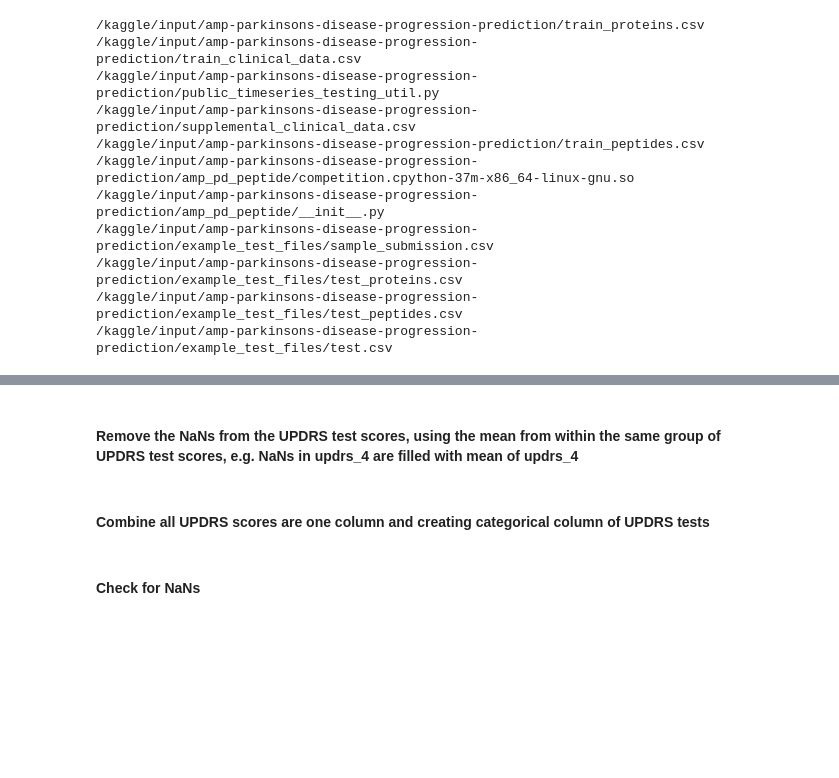
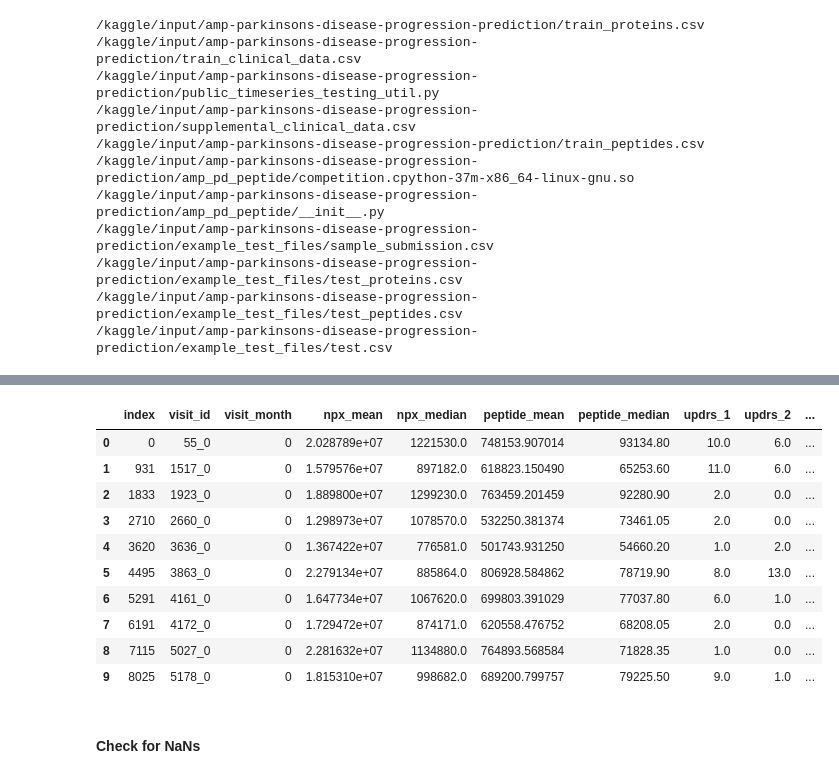
Before and after one commit to sumaniitm/AMP-parkinsons-disease-progression-prediction, a Jupyter notebook: amp-parkinson-s-disease-progression-prediction.ipynb, the cells around one changed output, grey strips where cells are left out. Drawn from its saved outputs; the diff is of its cells as text; code cells hidden in the pictures; blank space fills up the shorter version.

```diff
--- a/amp-parkinson-s-disease-progression-prediction.ipynb
+++ b/amp-parkinson-s-disease-progression-prediction.ipynb
@@ -47,31 +50,77 @@ for dirname, _, filenames in os.walk('/kaggle/input'):
 # %%
 train_proteins_df = pd.read_csv('/kaggle/input/amp-parkinsons-disease-progression-prediction/train_proteins.csv')
 #print(train_proteins_df.shape)
 #print(train_proteins_df.memory_usage(deep=True).sum()/1024/1024, " MBs")
 #train_proteins_df.head(10)
 
 train_peptides_df = pd.read_csv('/kaggle/input/amp-parkinsons-disease-progression-prediction/train_peptides.csv')
 #print(train_peptides_df.shape)
 #print(train_peptides_df.memory_usage(deep=True).sum()/1024/1024, " MBs")
 #train_peptides_df.head(10)
 
 pro_pep_join = pd.merge(train_proteins_df, train_peptides_df, on=['patient_id','visit_id','visit_month','UniProt'], how='inner')
 
 del train_proteins_df, train_peptides_df
 gc.collect()
 
 train_clinical_data_df = pd.read_csv('/kaggle/input/amp-parkinsons-disease-progression-prediction/train_clinical_data.csv')
 #print(train_clinical_data_df.shape)
 #print(train_clinical_data_df.memory_usage(deep=True).sum()/1024/1024, " MBs")
 
-full_training_data = pd.merge(pro_pep_join, train_clinical_data_df, on=['patient_id','visit_id','visit_month'], how='inner')
+merged_data = pd.merge(pro_pep_join, train_clinical_data_df, on=['patient_id','visit_id','visit_month'], how='inner')
 
 del pro_pep_join, train_clinical_data_df
 gc.collect()
 
+full_training_data = pd.DataFrame()
+
+for i in [0,6,12,24]:
+    temp = merged_data[merged_data['visit_month']==i]
+    full_training_data = full_training_data.append(temp)
+
+#print(full_training_data.head(10))
+
 full_training_data = full_training_data.drop(columns=['UniProt','Peptide','upd23b_clinical_state_on_medication','patient_id'])
 
+"""full_training_data_melted = full_training_data.melt(id_vars=['visit_id','visit_month','NPX','PeptideAbundance']
+                                                    , value_vars=['updrs_1','updrs_2','updrs_3','updrs_4'],var_name='updrs_test', value_name='updrs_test_score')"""
+
+## list_of_updrs_tests = full_training_data_melted.updrs_test.unique()
+list_of_updrs_tests = ['updrs_1','updrs_2','updrs_3','updrs_4']
+
+"""temp_df = full_training_data_melted.groupby(['updrs_test']).agg(visit_month_per_patient=('visit_id', 'count')
+                                                      , mean_updrs_test_score=('updrs_test_score', 'mean') ).reset_index(level=['updrs_test'])"""
+
+for i in range(len(list_of_updrs_tests)):
+    #print(list_of_updrs_tests[i])
+    #updrs_test_mean = full_training_data[list_of_updrs_tests[i]].mean().round(decimals = 0)
+    #print(updrs_test_mean)
+    #full_training_data[list_of_updrs_tests[i]].fillna({list_of_updrs_tests[i]:updrs_test_mean}, inplace=True)
+    full_training_data[list_of_updrs_tests[i]].fillna(full_training_data[list_of_updrs_tests[i]].mean().round(decimals = 0), inplace=True)
+
+#full_training_data[list_of_updrs_tests[i]].fillna(full_training_data['updrs_4'].mean(), inplace=True)
+#full_training_data.head(10)
+new_features = full_training_data.groupby(['visit_id','visit_month']).agg(npx_mean=('NPX', 'mean'), npx_median=('NPX', 'median')
+                                                                          , peptide_mean=('PeptideAbundance', 'mean'), peptide_median=('PeptideAbundance', 'median')
+                                                          ).reset_index(level=['visit_id','visit_month'])
+
+full_training_data = pd.merge(full_training_data, new_features, on=['visit_id','visit_month'], how='inner')
+full_training_data = full_training_data.drop(columns=['NPX','PeptideAbundance'])
+full_training_data = full_training_data.drop_duplicates(keep='first')
+full_training_data = full_training_data[['visit_id','visit_month','npx_mean','npx_median','peptide_mean','peptide_median','updrs_1','updrs_2','updrs_3','updrs_4']]
+
+full_training_data = full_training_data.reset_index()
 #print(full_training_data.shape)
-#full_training_data.head(10)
+full_training_data.head(10)
+# %% [output]
+|  | index | visit_id | visit_month | npx_mean | npx_median | peptide_mean | peptide_median | updrs_1 | updrs_2 | ... |
+| 0 | 0 | 55_0 | 0 | 2.028789e+07 | 1221530.0 | 748153.907014 | 93134.80 | 10.0 | 6.0 | ... |
+| 1 | 931 | 1517_0 | 0 | 1.579576e+07 | 897182.0 | 618823.150490 | 65253.60 | 11.0 | 6.0 | ... |
+| 2 | 1833 | 1923_0 | 0 | 1.889800e+07 | 1299230.0 | 763459.201459 | 92280.90 | 2.0 | 0.0 | ... |
+| 3 | 2710 | 2660_0 | 0 | 1.298973e+07 | 1078570.0 | 532250.381374 | 73461.05 | 2.0 | 0.0 | ... |
+| 4 | 3620 | 3636_0 | 0 | 1.367422e+07 | 776581.0 | 501743.931250 | 54660.20 | 1.0 | 2.0 | ... |
+| 5 | 4495 | 3863_0 | 0 | 2.279134e+07 | 885864.0 | 806928.584862 | 78719.90 | 8.0 | 13.0 | ... |
+| 6 | 5291 | 4161_0 | 0 | 1.647734e+07 | 1067620.0 | 699803.391029 | 77037.80 | 6.0 | 1.0 | ... |
+| 7 | 6191 | 4172_0 | 0 | 1.729472e+07 | 874171.0 | 620558.476752 | 68208.05 | 2.0 | 0.0 | ... |
+| 8 | 7115 | 5027_0 | 0 | 2.281632e+07 | 1134880.0 | 764893.568584 | 71828.35 | 1.0 | 0.0 | ... |
+| 9 | 8025 | 5178_0 | 0 | 1.815310e+07 | 998682.0 | 689200.799757 | 79225.50 | 9.0 | 1.0 | ... |
-# %% [markdown]
-#### Remove the NaNs from the UPDRS test scores, using the mean from within the same group of UPDRS test scores, e.g. NaNs in updrs_4 are filled with mean of updrs_4
@@ -92,2 +126,0 @@ for i in range(len(list_of_updrs_tests)):
-# %% [markdown]
-#### Combine all UPDRS scores are one column and creating categorical column of UPDRS tests
```
Also changed, not shown: parts of 39 cells of this notebook.
